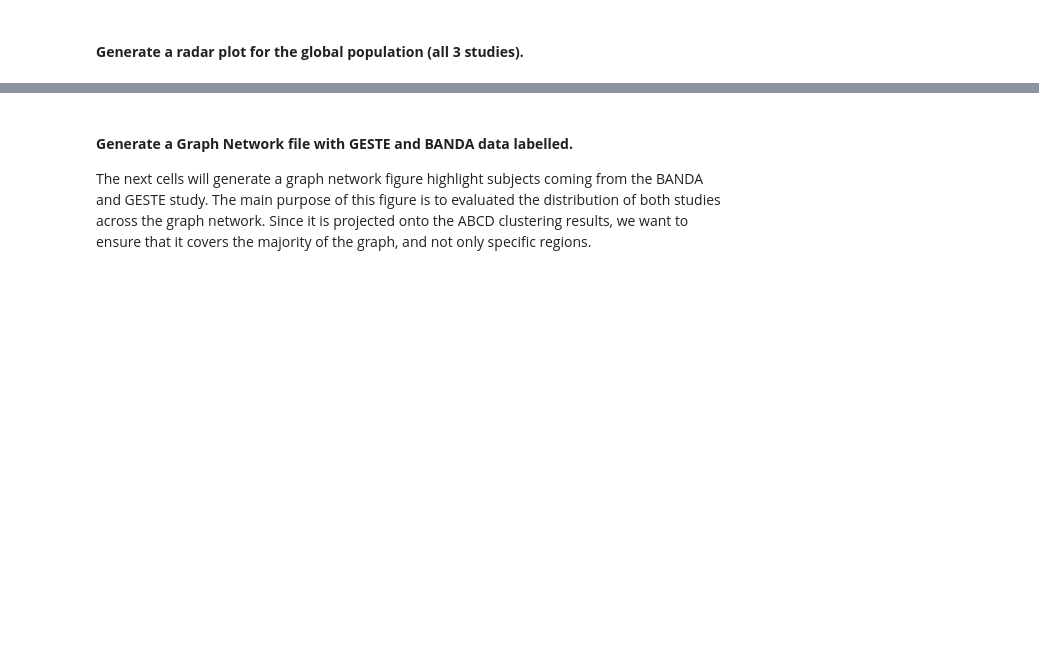
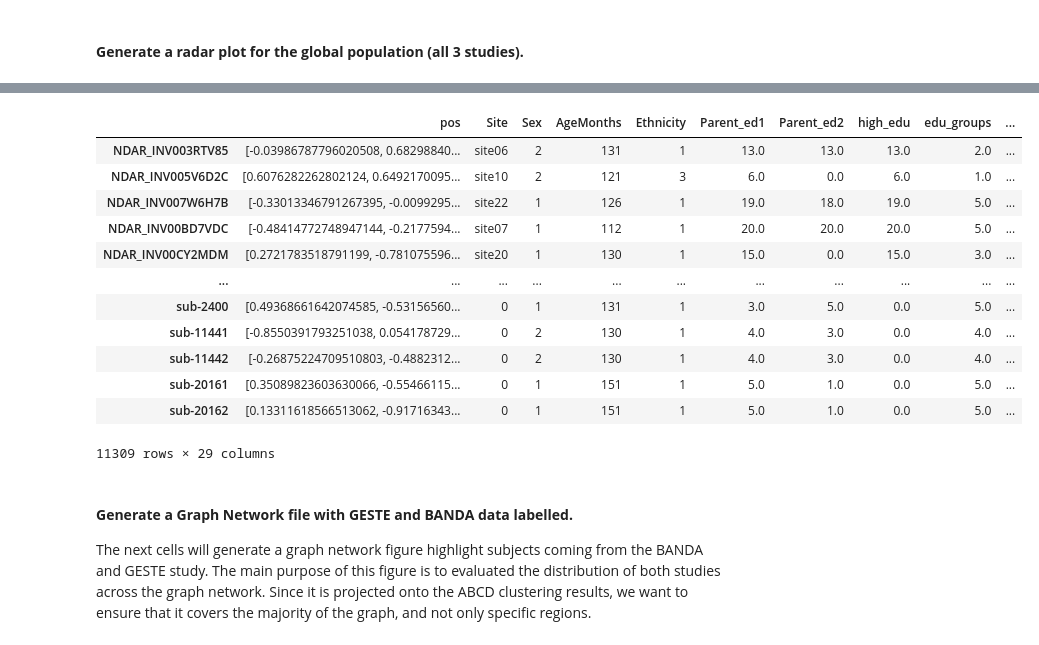
Before and after one commit to Labo-MAB/Gagnon_FuzzyProfiles_2025, a Jupyter notebook: notebooks/7-Visualization.ipynb, the cells around one changed output, grey strips where cells are left out. Cells and saved outputs as stored; diff of their text form; code cells hidden in the pictures; blank space fills up the shorter version.

```diff
--- a/notebooks/7-Visualization.ipynb
+++ b/notebooks/7-Visualization.ipynb
@@ -112,0 +371,27 @@ anova_df.to_excel(f"{output_dir}/ANOVA_results.xlsx")
+# %%
+# Add string to profiles label, easy to interpret tables afterwards.
+attributes_df.loc[:, 'profiles'] = attributes_df.profiles.apply(lambda x: f"Profile {x+1}")
+abcd_df.loc[:, 'profiles'] = abcd_df.profiles.apply(lambda x: f"Profile {x+1}")
+banda_df.loc[:, 'profiles'] = banda_df.profiles.apply(lambda x: f"Profile {x+1}")
+geste_df.loc[:, 'profiles'] = geste_df.profiles.apply(lambda x: f"Profile {x+1}")
+
+# Tukey's HSD post-hoc test.
+tukey_combined = []
+
+for var in vars:
+    tukey = pairwise_tukeyhsd(attributes_df[var], attributes_df.profiles, alpha=0.05)
+    tukey_combined.append(tukey.summary())
+
+tukey_abcd = []
+tukey_banda = []
+tukey_geste = []
+
+for var in vars:
+    tukey = pairwise_tukeyhsd(abcd_df[var], abcd_df.profiles, alpha=0.05)
+    tukey_abcd.append(tukey.summary())
+
+    tukey = pairwise_tukeyhsd(banda_df[var], banda_df.profiles, alpha=0.05)
+    tukey_banda.append(tukey.summary())
+
+    tukey = pairwise_tukeyhsd(geste_df[var], geste_df.profiles, alpha=0.05)
+    tukey_geste.append(tukey.summary())
@@ -112,0 +410,16 @@ anova_df.to_excel(f"{output_dir}/ANOVA_results.xlsx")
+# %%
+attributes_df
+# %% [output]
+|  | pos | Site | Sex | AgeMonths | Ethnicity | Parent_ed1 | Parent_ed2 | high_edu | edu_groups | ... |
+| NDAR_INV003RTV85 | [-0.03986787796020508, 0.68298840... | site06 | 2 | 131 | 1 | 13.0 | 13.0 | 13.0 | 2.0 | ... |
+| NDAR_INV005V6D2C | [0.6076282262802124, 0.6492170095... | site10 | 2 | 121 | 3 | 6.0 | 0.0 | 6.0 | 1.0 | ... |
+| NDAR_INV007W6H7B | [-0.33013346791267395, -0.0099295... | site22 | 1 | 126 | 1 | 19.0 | 18.0 | 19.0 | 5.0 | ... |
+| NDAR_INV00BD7VDC | [-0.48414772748947144, -0.2177594... | site07 | 1 | 112 | 1 | 20.0 | 20.0 | 20.0 | 5.0 | ... |
+| NDAR_INV00CY2MDM | [0.2721783518791199, -0.781075596... | site20 | 1 | 130 | 1 | 15.0 | 0.0 | 15.0 | 3.0 | ... |
+| ... | ... | ... | ... | ... | ... | ... | ... | ... | ... | ... |
+| sub-2400 | [0.49368661642074585, -0.53156560... | 0 | 1 | 131 | 1 | 3.0 | 5.0 | 0.0 | 5.0 | ... |
+| sub-11441 | [-0.8550391793251038, 0.054178729... | 0 | 2 | 130 | 1 | 4.0 | 3.0 | 0.0 | 4.0 | ... |
+| sub-11442 | [-0.26875224709510803, -0.4882312... | 0 | 2 | 130 | 1 | 4.0 | 3.0 | 0.0 | 4.0 | ... |
+| sub-20161 | [0.35089823603630066, -0.55466115... | 0 | 1 | 151 | 1 | 5.0 | 1.0 | 0.0 | 5.0 | ... |
+| sub-20162 | [0.13311618566513062, -0.91716343... | 0 | 1 | 151 | 1 | 5.0 | 1.0 | 0.0 | 5.0 | ... |
+11309 rows × 29 columns
```
Also changed, not shown: parts of 21 cells of this notebook, 12 other files.
